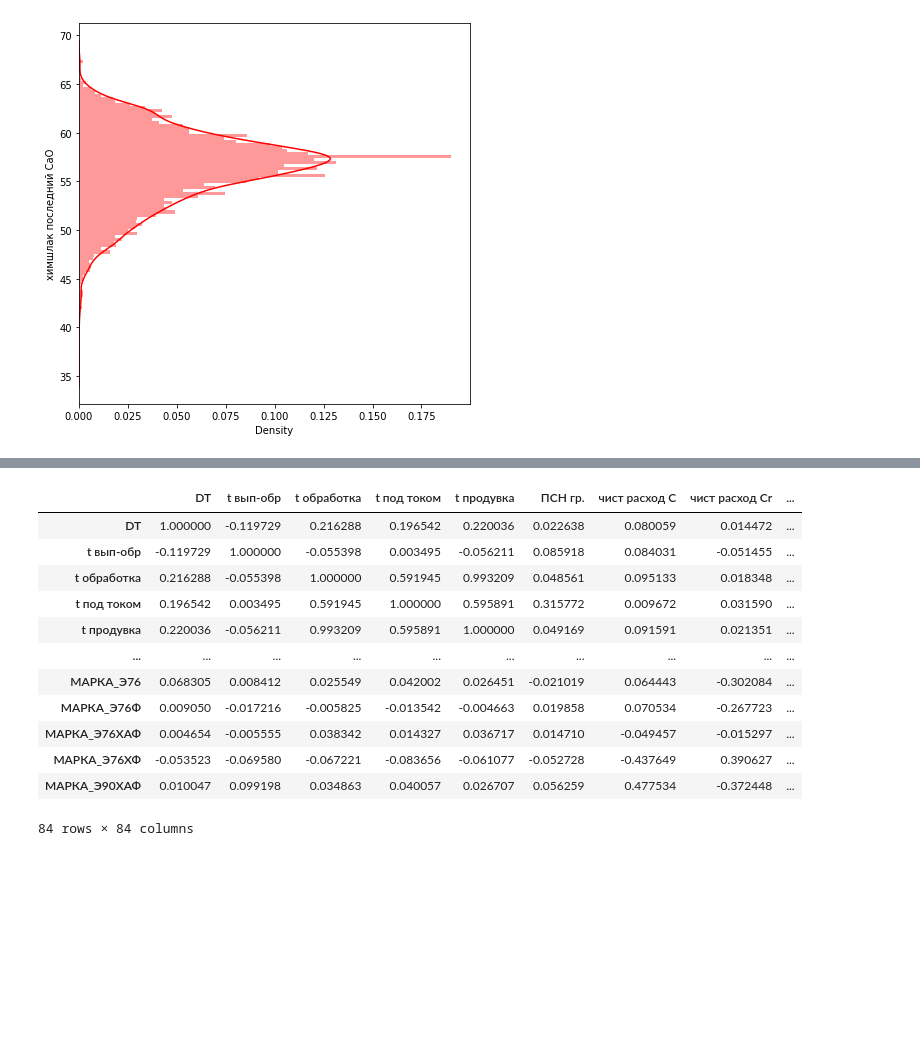
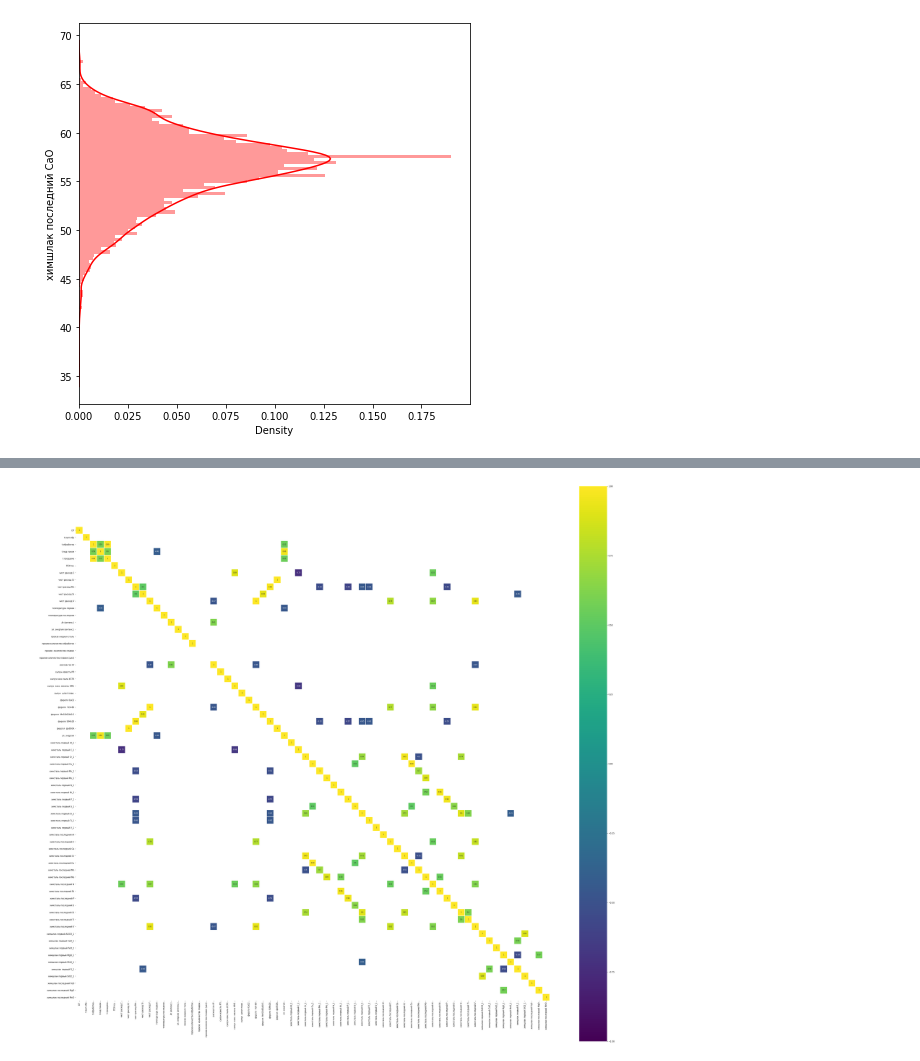
Before and after one commit to OnlyOneUseAcc/Evraz-SCC-prediction, a Jupyter notebook: EDA.ipynb, the cells around one changed output, grey strips where cells are left out. Cells and saved outputs as stored; diff of their text form; code cells hidden in the pictures; blank space fills up the shorter version.

```diff
--- a/EDA.ipynb
+++ b/EDA.ipynb
@@ -151,2 +126,0 @@ dropped_data = dropped_data.drop(columns=['nplv', 'ПРОФИЛЬ'])
-# %%
-dropped_data = dropped_data.apply(lambda x: pd.to_numeric(x))
@@ -153,3 +129,5 @@ dropped_data = dropped_data.apply(lambda x: pd.to_numeric(x))
+# %%
+dropped_data = dropped_data.drop(columns=['nplv'])
 # %%
 import seaborn as sns
 import matplotlib.pyplot as plt
@@ -187,28 +159,27 @@ plt.savefig(f'{SOURCE_DATA}target_range_4.png')
+# %%
+from sklearn.preprocessing import StandardScaler
+
+ss = StandardScaler()
+ss.fit(dropped_data)
+normalized_data = pd.DataFrame(ss.fit_transform(dropped_data),
+                                columns=dropped_data.columns,
+                                index=dropped_data.index)
+# %%
+categorical_columns = []
+for column in normalized_data.columns:
+    if 'МАРКА' in column or 'ПРОФИЛЬ' in column:
+        categorical_columns.append(column)
 # %%
-corr_data = dropped_data.drop(columns=target_columns).corr()
+corr_data = normalized_data.drop(columns=target_columns).drop(columns=categorical_columns).corr()
 
-#plt.figure(figsize=(52, 50))
+plt.figure(figsize=(52, 50))
 
-#sns.heatmap(corr_data[(corr_data >= 0.5) | (corr_data <= -0.4)],
-            #cmap='viridis', vmax=1.0, vmin=-1.0, linewidths=0.1,
-            #annot=True, annot_kws={"size": 8}, square=True)
-#plt.savefig(f'{SOURCE_DATA}correletion_map.png')
+sns.heatmap(corr_data[(corr_data >= 0.5) | (corr_data <= -0.4)],
+            cmap='viridis', vmax=1.0, vmin=-1.0, linewidths=0.1,
+            annot=True, annot_kws={"size": 8}, square=True)
+plt.savefig(f'{SOURCE_DATA}correletion_map.png')
+# %% [output]
+[figure, added]
-# %%
-corr_data
-# %% [output]
-|  | DT | t вып-обр | t обработка | t под током | t продувка | ПСН гр. | чист расход C | чист расход Cr | ... |
-| DT | 1.000000 | -0.119729 | 0.216288 | 0.196542 | 0.220036 | 0.022638 | 0.080059 | 0.014472 | ... |
-| t вып-обр | -0.119729 | 1.000000 | -0.055398 | 0.003495 | -0.056211 | 0.085918 | 0.084031 | -0.051455 | ... |
-| t обработка | 0.216288 | -0.055398 | 1.000000 | 0.591945 | 0.993209 | 0.048561 | 0.095133 | 0.018348 | ... |
-| t под током | 0.196542 | 0.003495 | 0.591945 | 1.000000 | 0.595891 | 0.315772 | 0.009672 | 0.031590 | ... |
-| t продувка | 0.220036 | -0.056211 | 0.993209 | 0.595891 | 1.000000 | 0.049169 | 0.091591 | 0.021351 | ... |
-| ... | ... | ... | ... | ... | ... | ... | ... | ... | ... |
-| МАРКА_Э76 | 0.068305 | 0.008412 | 0.025549 | 0.042002 | 0.026451 | -0.021019 | 0.064443 | -0.302084 | ... |
-| МАРКА_Э76Ф | 0.009050 | -0.017216 | -0.005825 | -0.013542 | -0.004663 | 0.019858 | 0.070534 | -0.267723 | ... |
-| МАРКА_Э76ХАФ | 0.004654 | -0.005555 | 0.038342 | 0.014327 | 0.036717 | 0.014710 | -0.049457 | -0.015297 | ... |
-| МАРКА_Э76ХФ | -0.053523 | -0.069580 | -0.067221 | -0.083656 | -0.061077 | -0.052728 | -0.437649 | 0.390627 | ... |
-| МАРКА_Э90ХАФ | 0.010047 | 0.099198 | 0.034863 | 0.040057 | 0.026707 | 0.056259 | 0.477534 | -0.372448 | ... |
-84 rows × 84 columns
 # %%
 useless_list = []
 for ind in corr_data.index:
```
Also changed, not shown: parts of 29 cells of this notebook, 6 other files.
